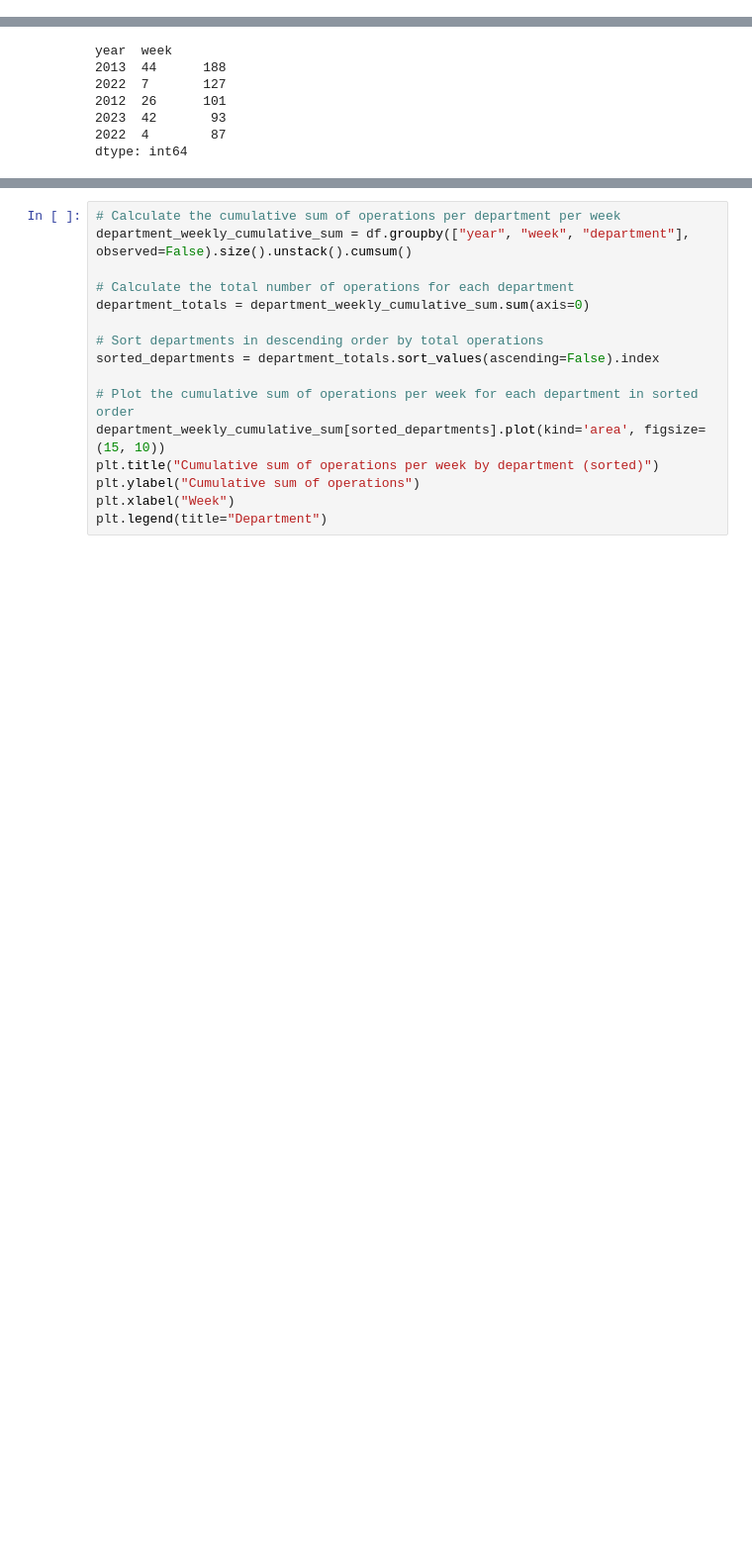
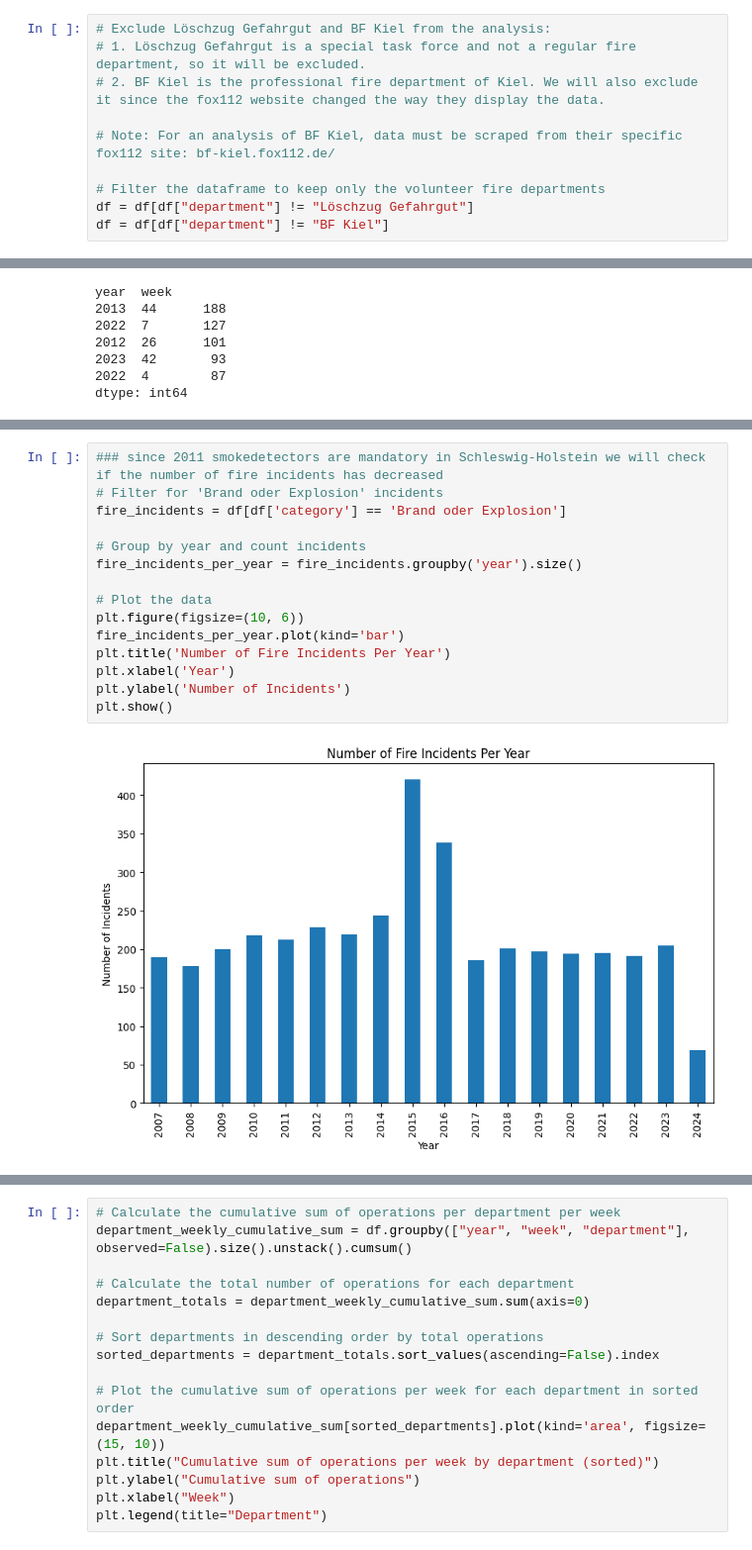
Before and after one commit to MartinDieCooleSocke420/sem2_social_media_analytics, a Jupyter notebook: capstone/exersise.ipynb, the cells around one changed output, grey strips where cells are left out. Shown: that part at 99% size. Cells and saved outputs as stored; diff of their text form; blank space fills up the shorter version.

Commit message:
updated graphs and added hypothesis test

```diff
--- a/capstone/exersise.ipynb
+++ b/capstone/exersise.ipynb
@@ -123,0 +144,10 @@ ax = df["category"].value_counts().plot(kind='bar')
+# %%
+# Exclude Löschzug Gefahrgut and BF Kiel from the analysis:
+# 1. Löschzug Gefahrgut is a special task force and not a regular fire department, so it will be excluded.
+# 2. BF Kiel is the professional fire department of Kiel. We will also exclude it since the fox112 website changed the way they display the data.
+
+# Note: For an analysis of BF Kiel, data must be scraped from their specific fox112 site: bf-kiel.fox112.de/
+
+# Filter the dataframe to keep only the volunteer fire departments
+df = df[df["department"] != "Löschzug Gefahrgut"]
+df = df[df["department"] != "BF Kiel"]
@@ -157,0 +196,17 @@ plt.show()
+# %%
+### since 2011 smokedetectors are mandatory in Schleswig-Holstein we will check if the number of fire incidents has decreased
+# Filter for 'Brand oder Explosion' incidents
+fire_incidents = df[df['category'] == 'Brand oder Explosion']
+
+# Group by year and count incidents
+fire_incidents_per_year = fire_incidents.groupby('year').size()
+
+# Plot the data
+plt.figure(figsize=(10, 6))
+fire_incidents_per_year.plot(kind='bar')
+plt.title('Number of Fire Incidents Per Year')
+plt.xlabel('Year')
+plt.ylabel('Number of Incidents')
+plt.show()
+# %% [output]
+[figure, added]
```
Also changed, not shown: parts of 31 cells of this notebook.
